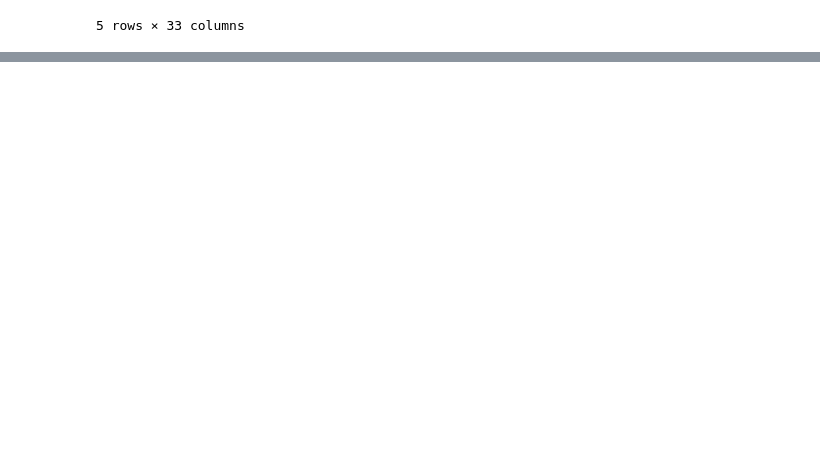
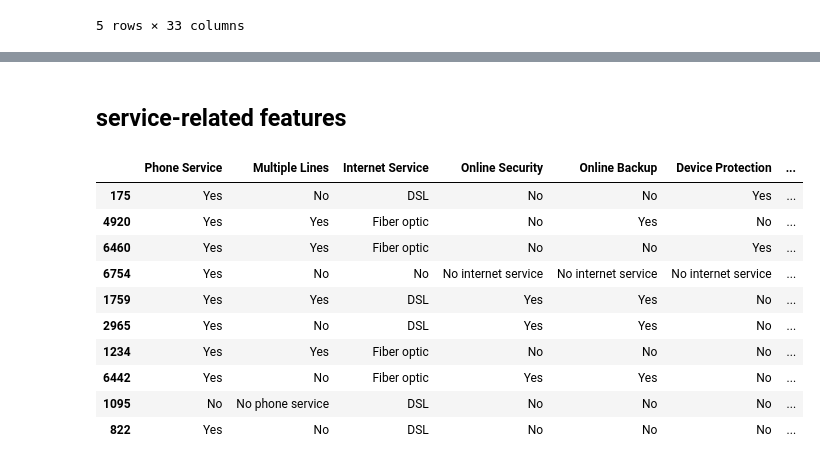
Before and after one commit to VinChan2001/telco-churn-prediction, a Jupyter notebook: notebooks/01_data_check.ipynb, the cells around one changed output, grey strips where cells are left out. Cells and saved outputs as stored; diff of their text form; code cells hidden in the pictures; blank space fills up the shorter version.

```diff
--- a/notebooks/01_data_check.ipynb
+++ b/notebooks/01_data_check.ipynb
@@ -25,0 +101,16 @@ df.head()
+# %% [markdown]
+## service-related features
+# %%
+df[["Phone Service", "Multiple Lines", "Internet Service", "Online Security", "Online Backup", "Device Protection", "Tech Support", "Streaming TV", "Streaming Movies"]].sample(10)
+# %% [output]
+|  | Phone Service | Multiple Lines | Internet Service | Online Security | Online Backup | Device Protection | ... |
+| 175 | Yes | No | DSL | No | No | Yes | ... |
+| 4920 | Yes | Yes | Fiber optic | No | Yes | No | ... |
+| 6460 | Yes | Yes | Fiber optic | No | No | Yes | ... |
+| 6754 | Yes | No | No | No internet service | No internet service | No internet service | ... |
+| 1759 | Yes | Yes | DSL | Yes | Yes | No | ... |
+| 2965 | Yes | No | DSL | Yes | Yes | No | ... |
+| 1234 | Yes | Yes | Fiber optic | No | No | No | ... |
+| 6442 | Yes | No | Fiber optic | Yes | Yes | No | ... |
+| 1095 | No | No phone service | DSL | No | No | No | ... |
+| 822 | Yes | No | DSL | No | No | No | ... |
```
Also changed, not shown: parts of 21 cells of this notebook.
